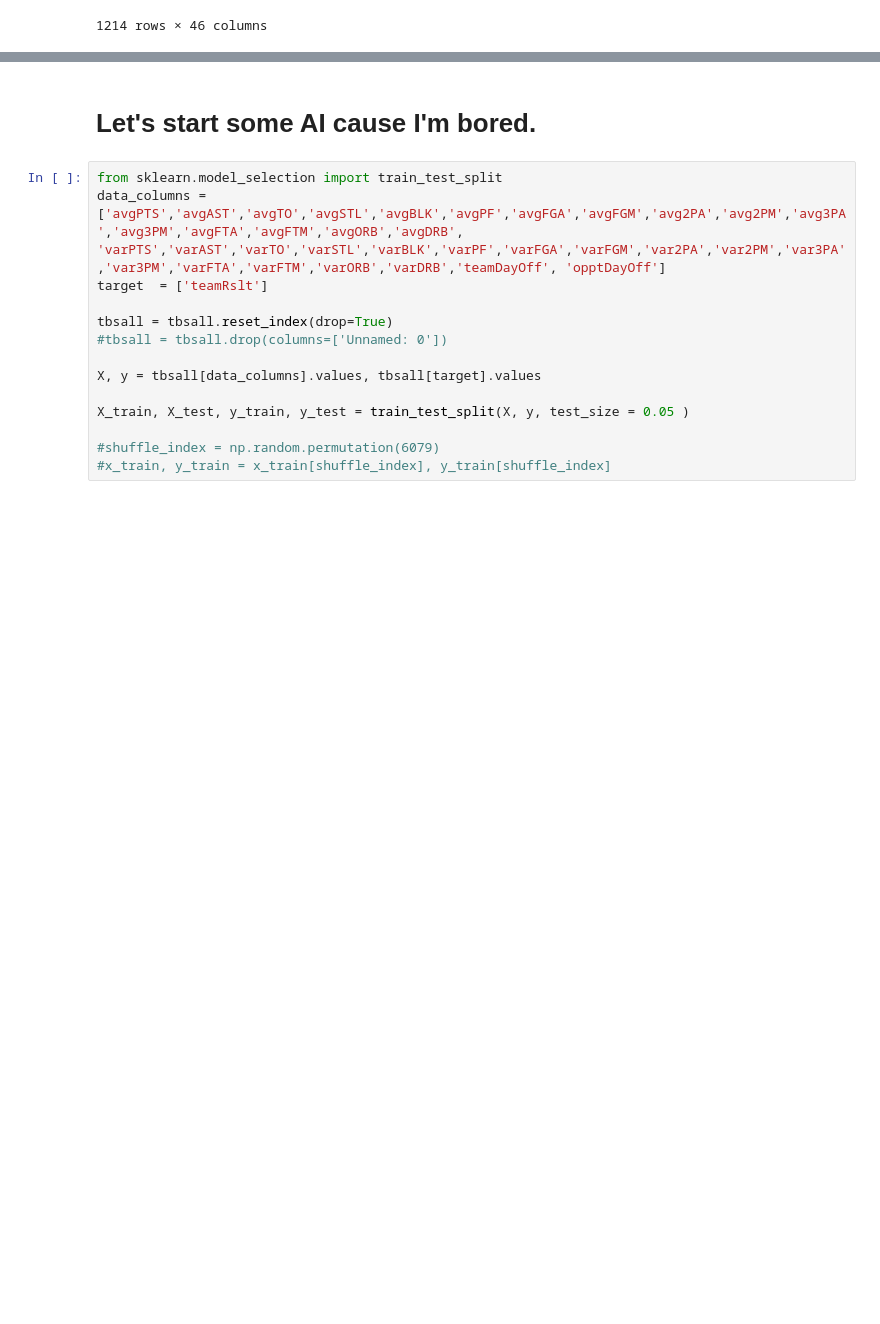
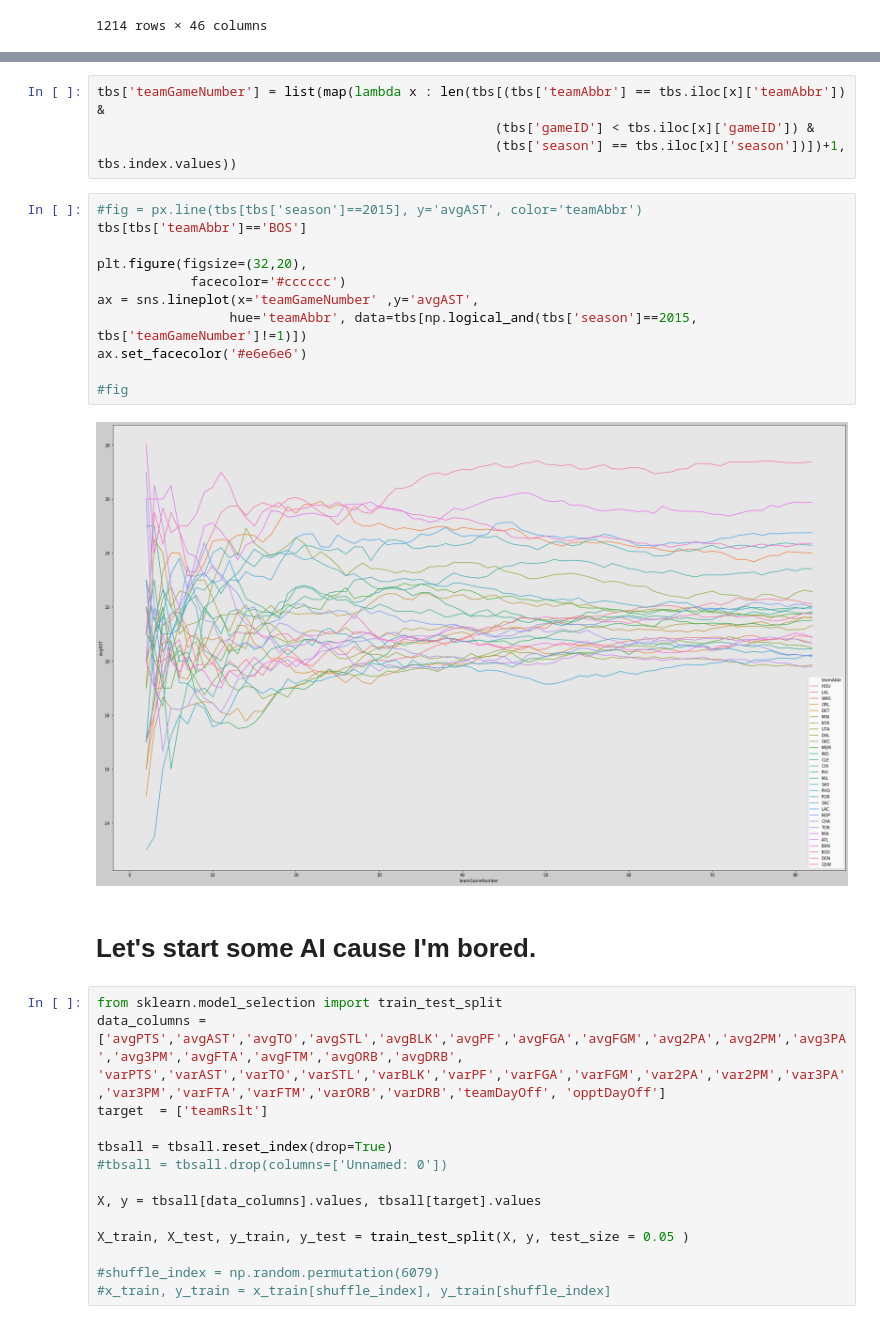
Before and after one commit to TurboTiger-DS/datascience-repo, a Jupyter notebook: KAJMANOSYS.ipynb, the cells around one changed output, grey strips where cells are left out. Cells and saved outputs as stored; diff of their text form; blank space fills up the shorter version.

Commit message:
MatPlotLib showing up to the party

```diff
--- a/KAJMANOSYS.ipynb
+++ b/KAJMANOSYS.ipynb
@@ -75,3 +71,20 @@ fig
+# %%
+tbs['teamGameNumber'] = list(map(lambda x : len(tbs[(tbs['teamAbbr'] == tbs.iloc[x]['teamAbbr']) &
+                                                   (tbs['gameID'] < tbs.iloc[x]['gameID']) &
+                                                   (tbs['season'] == tbs.iloc[x]['season'])])+1, tbs.index.values))
+# %%
+#fig = px.line(tbs[tbs['season']==2015], y='avgAST', color='teamAbbr')
+tbs[tbs['teamAbbr']=='BOS']
+
+plt.figure(figsize=(32,20),
+            facecolor='#cccccc')
+ax = sns.lineplot(x='teamGameNumber' ,y='avgAST',
+                 hue='teamAbbr', data=tbs[np.logical_and(tbs['season']==2015, tbs['teamGameNumber']!=1)])
+ax.set_facecolor('#e6e6e6')
+
+#fig
+# %% [output]
+[figure, added]
 # %% [markdown]
 # Let's start some AI cause I'm bored.
 # %%
```
Also changed, not shown: parts of 2 cells of this notebook.
